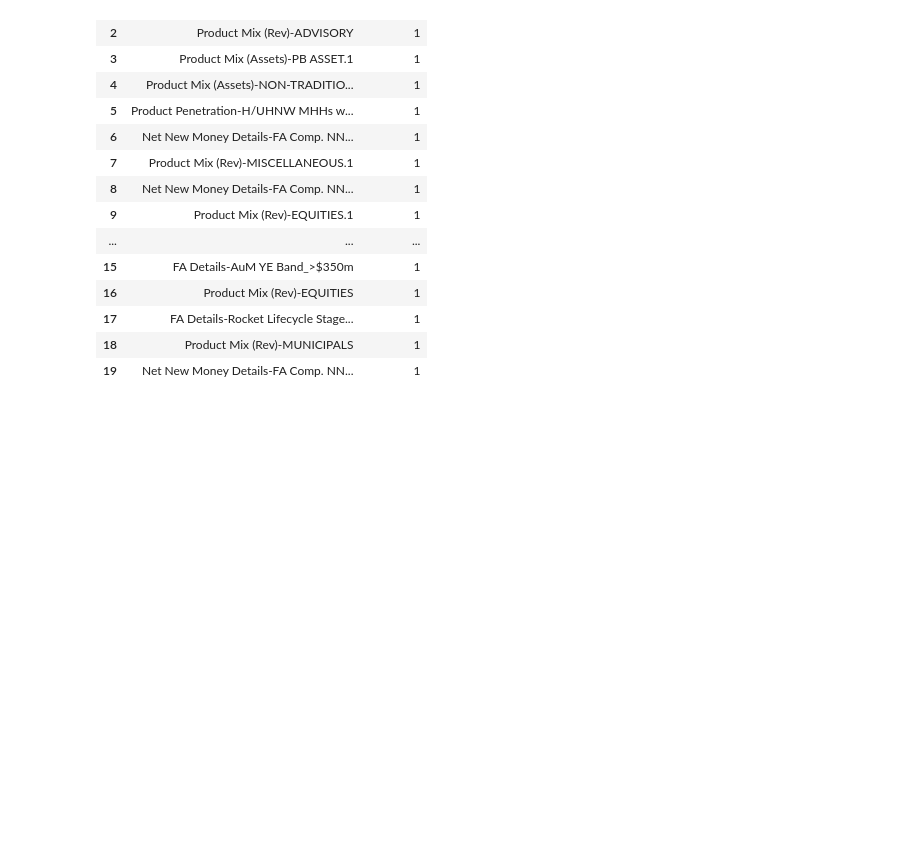
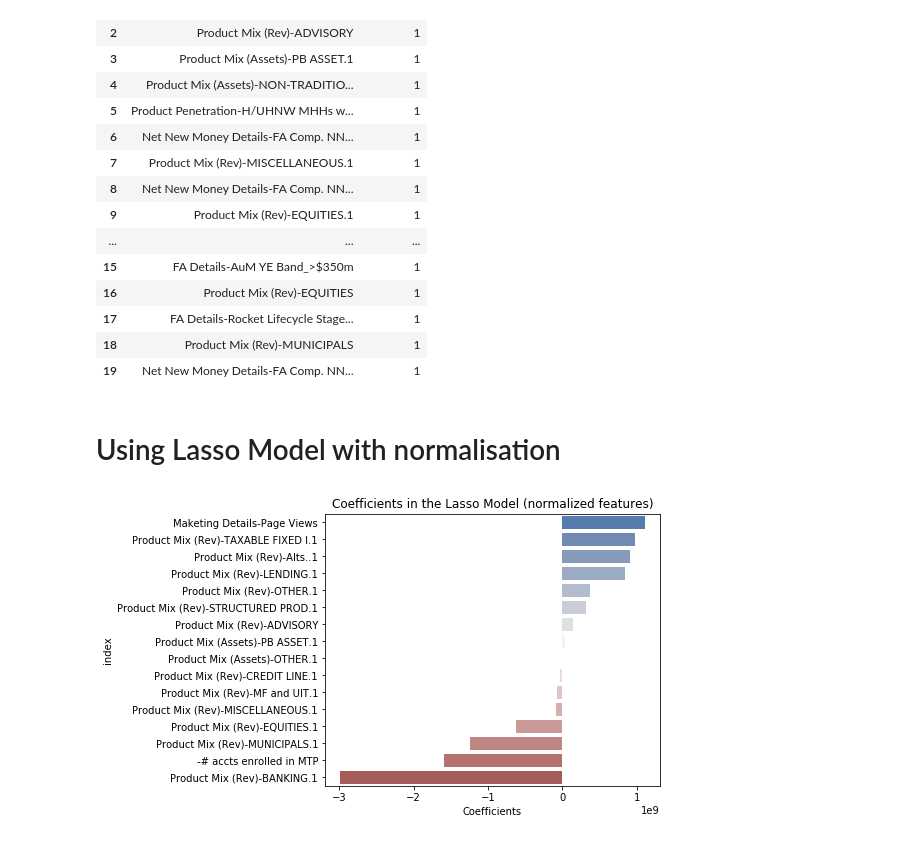
Before and after one commit to slickFix/FA-Performance-Analysis, a Jupyter notebook: Model_Based_Feature_Search.ipynb, the cells around one changed output. Saved outputs shown, nothing was run; the diff lists cells and outputs as text; code cells hidden in the pictures; blank space fills up the shorter version.

```diff
--- a/Model_Based_Feature_Search.ipynb
+++ b/Model_Based_Feature_Search.ipynb
@@ -190,3 +190,36 @@ coef_standardized_selected
 | 17 | FA Details-Rocket Lifecycle Stage... | 1 |
 | 18 | Product Mix (Rev)-MUNICIPALS | 1 |
 | 19 | Net New Money Details-FA Comp. NN... | 1 |
+# %% [markdown]
+# Using Lasso Model with normalisation
+# %%
+# Model training with normalized features and cross validation
+
+from sklearn import preprocessing
+
+# normalize the data attributes
+X_nor = preprocessing.normalize(X_out)
+X_nor_df = pd.DataFrame(X_out, columns = X_out.columns)
+
+
+# Find coefficients and alphas with cross-validation
+reg_nor = LassoCV(cv=5, alphas=[0.01, 0.1], random_state=0).fit(X_nor, y_out)
+
+
+# Create dataframe of features and their respective coefficients
+coef_nor = pd.DataFrame(reg_nor.coef_, index = X_nor_df.columns)
+coef_nor.columns = ['Coefficients'] # Add column name
+coef_nor.sort_values(by='Coefficients', ascending=False, inplace=True) # Sort coefficients from positive to negative
+
+# Filter most positive and negative coefficients
+coef_nor_plot = pd.concat([coef_nor.head(8), coef_nor.tail(8)])
+
+# Plot
+a2_dims = (6, 5)
+fig, ax = plt.subplots(figsize=a2_dims)
+lasso_n = sns.barplot(y='index', x='Coefficients', data=coef_nor_plot.reset_index(), ax=ax, palette='vlag')
+plt.title("Coefficients in the Lasso Model (normalized features)")
+fig = lasso_n.get_figure()
+fig.savefig('lasso_n.png')
+# %% [output]
+[figure, added]
```
Also changed, not shown: parts of 15 cells of this notebook.
